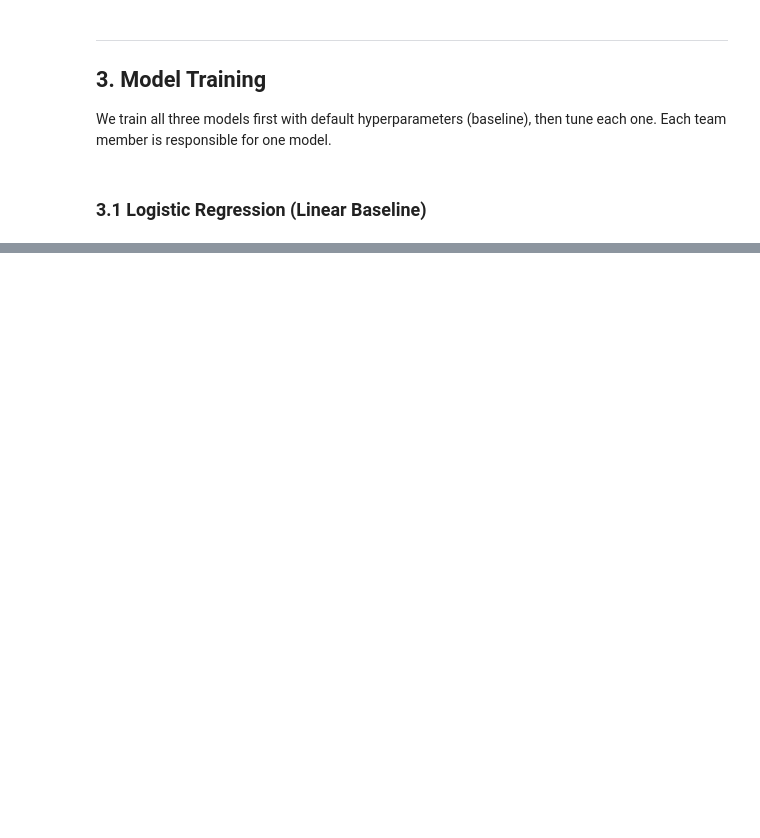
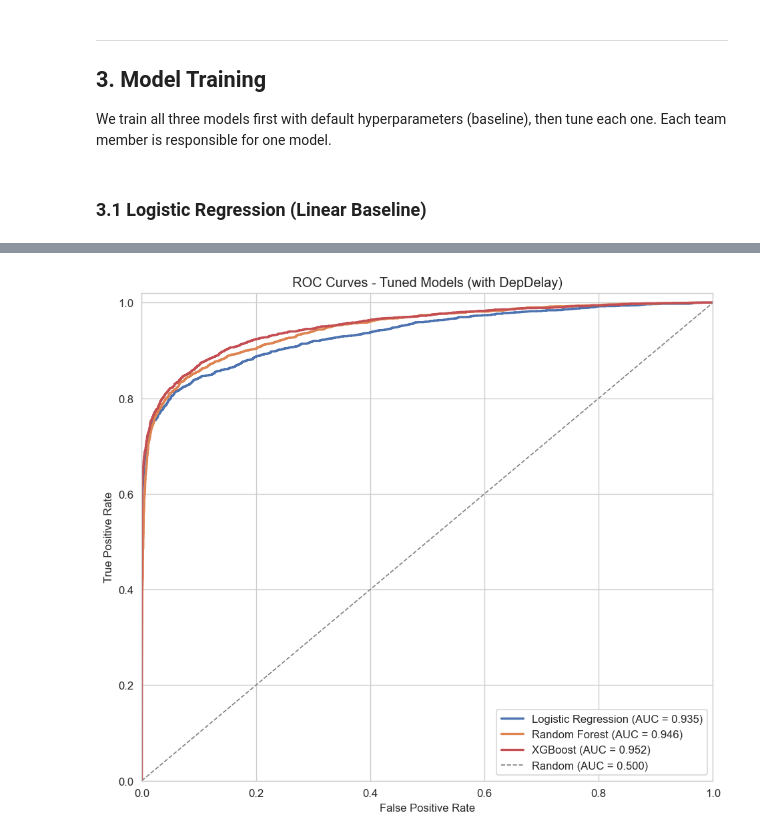
Before and after one commit to corelogic-bit/ensf444-project-group45, a Jupyter notebook: notebooks/flight_delay_prediction.ipynb, the cells around one changed output, grey strips where cells are left out. Drawn from its saved outputs; the diff is of its cells as text; code cells hidden in the pictures; blank space fills up the shorter version.

```diff
--- a/notebooks/flight_delay_prediction.ipynb
+++ b/notebooks/flight_delay_prediction.ipynb
@@ -607,0 +757,34 @@ model performance with and without DepDelay to quantify the leakage impact.
+# %%
+# ── 4.2 ROC Curves ──
+# Overlay the ROC curve for each tuned model on a single figure.
+# A model that just guesses would lie on the diagonal (AUC = 0.5).
+# Higher curves (closer to top-left corner) = better discrimination.
+
+fig, ax = plt.subplots(figsize=(8, 7))
+
+models_for_roc = [
+    ('Logistic Regression', lr_tuned, '#4c72b0'),
+    ('Random Forest',       rf_tuned, '#dd8452'),
+    ('XGBoost',             xgb_tuned, '#c44e52'),
+]
+
+for name, model, color in models_for_roc:
+    y_proba = model.predict_proba(X_test)[:, 1]
+    fpr, tpr, _ = roc_curve(y_test, y_proba)
+    auc = roc_auc_score(y_test, y_proba)
+    ax.plot(fpr, tpr, color=color, linewidth=2, label=f'{name} (AUC = {auc:.3f})')
+
+# Diagonal reference line for a random classifier
+ax.plot([0, 1], [0, 1], color='gray', linestyle='--', linewidth=1, label='Random (AUC = 0.500)')
+
+ax.set_xlabel('False Positive Rate')
+ax.set_ylabel('True Positive Rate')
+ax.set_title('ROC Curves - Tuned Models (with DepDelay)')
+ax.legend(loc='lower right')
+ax.set_xlim(0, 1)
+ax.set_ylim(0, 1.02)
+plt.tight_layout()
+fig.savefig(f'{RESULTS_DIR}/roc_curves_with_depdelay.png', dpi=150)
+plt.show()
+# %% [output]
+[figure, added]
```
Also changed, not shown: parts of 57 cells of this notebook, 7 other files.
